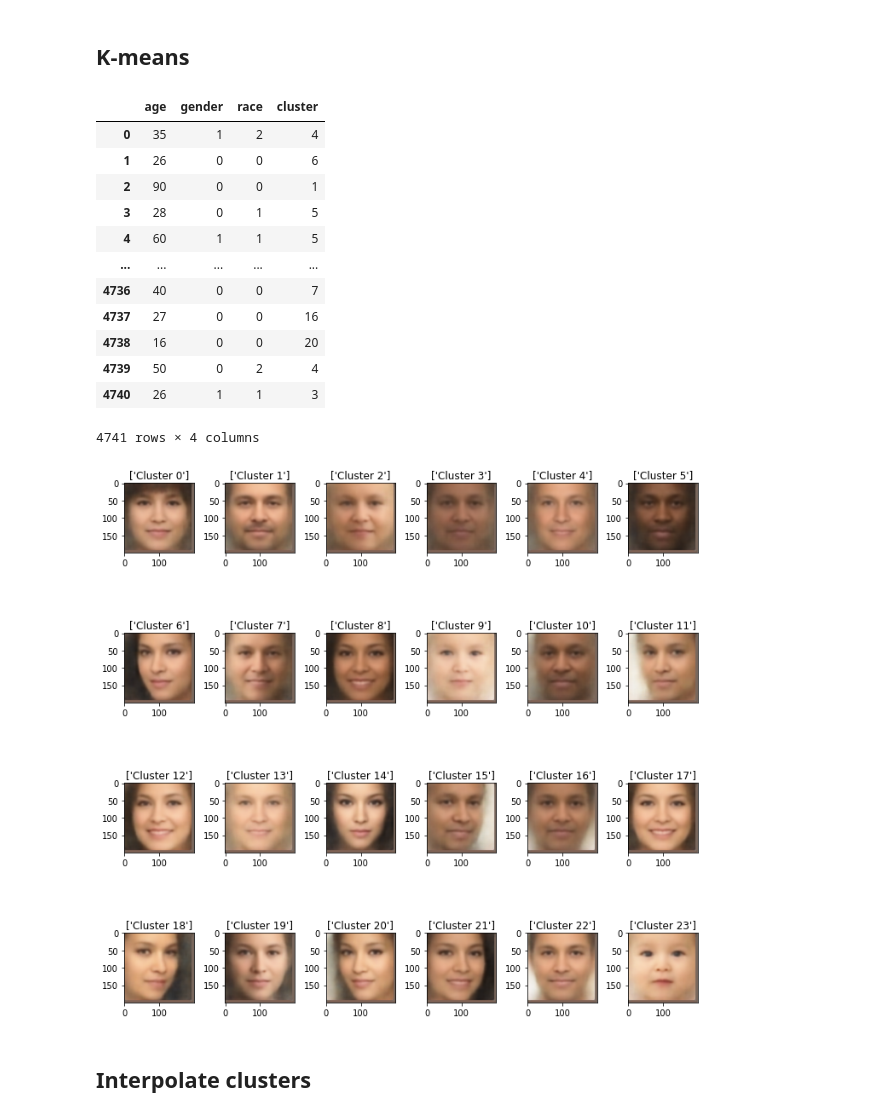
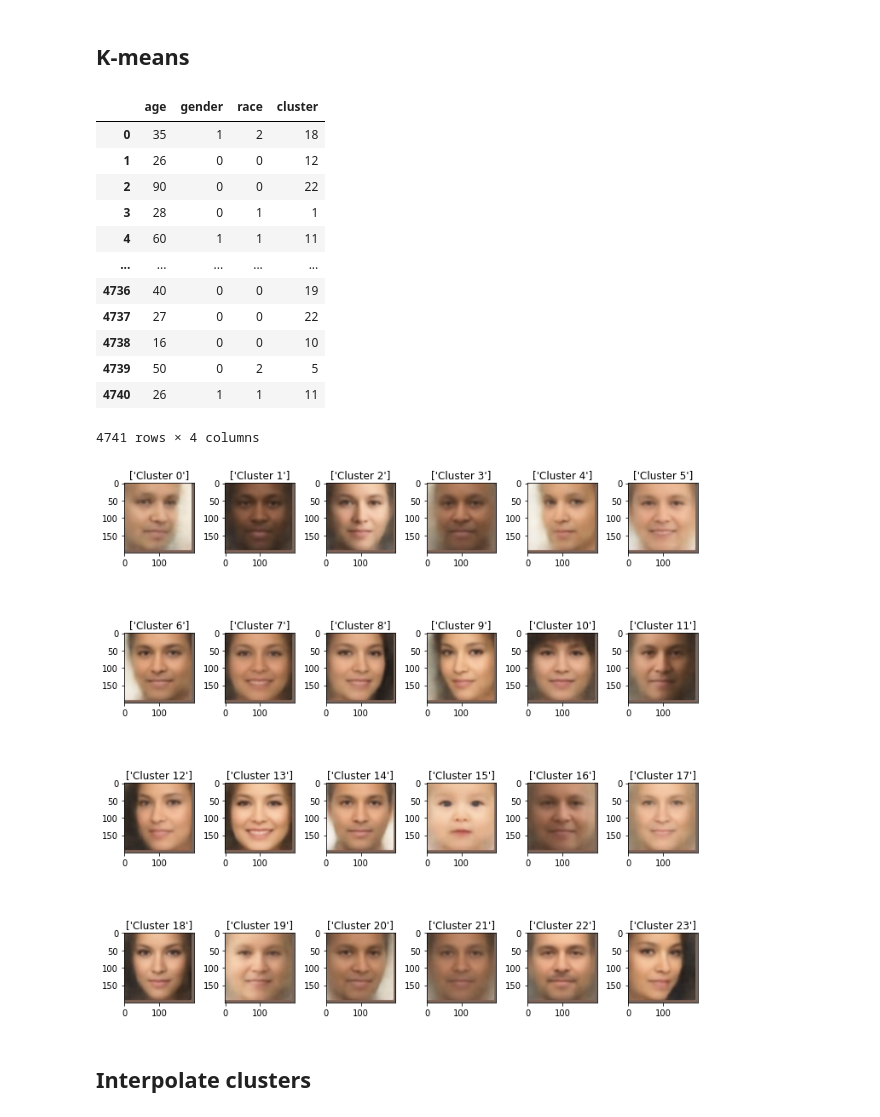
Before and after one commit to s183920/02582_Computational_Data_Analysis_Case2, a Jupyter notebook: autoencoder/cluster_interpolation.ipynb, the cells around one changed output. Saved outputs shown, nothing was run; the diff lists cells and outputs as text; code cells hidden in the pictures.

```diff
--- a/autoencoder/cluster_interpolation.ipynb
+++ b/autoencoder/cluster_interpolation.ipynb
@@ -54,42 +54,44 @@ x = dataset.X
 # %% [markdown]
 ## K-means
 # %%
-kmeans = KMeans(n_clusters=24, random_state = 42)
-labels = kmeans.fit_predict(z)
+# kmeans = KMeans(n_clusters=24, random_state = 42)
+# labels = kmeans.fit_predict(z)
+labels = np.load("labels.npy")
+C = np.load("cluster_centers.npy")
 df = pd.DataFrame({"age":y[:,0], "gender" : y[:,1], "race" : y[:,2], "cluster":labels})
 display(df)
 
 ## Visualize cluster centers
-C = kmeans.cluster_centers_ # the cluster means
-resp = kmeans.labels_ # a vector of the cluster number for each observation
+# C = kmeans.cluster_centers_ # the cluster means
+# resp = kmeans.labels_ # a vector of the cluster number for each observation
 
 gs = gridspec.GridSpec(4, 6)
 fig = plt.figure(figsize=(10,10))
 for i in range(len(C)):
     ax = fig.add_subplot(gs[i])
     latent = torch.from_numpy(C[i]).unsqueeze(0).to(DEVICE).float()
     c = model.decoder(latent).detach().cpu().squeeze().permute(1, 2, 0).numpy()
     ax.imshow(c)
     ax.set_title(['Cluster %d' %i])
     ax.set_aspect('equal', adjustable='box')
 
 fig.tight_layout()
 plt.show()
 # %% [output]
 |  | age | gender | race | cluster |
-| 0 | 35 | 1 | 2 | 4 |
-| 1 | 26 | 0 | 0 | 6 |
-| 2 | 90 | 0 | 0 | 1 |
-| 3 | 28 | 0 | 1 | 5 |
-| 4 | 60 | 1 | 1 | 5 |
+| 0 | 35 | 1 | 2 | 18 |
+| 1 | 26 | 0 | 0 | 12 |
+| 2 | 90 | 0 | 0 | 22 |
+| 3 | 28 | 0 | 1 | 1 |
+| 4 | 60 | 1 | 1 | 11 |
 | ... | ... | ... | ... | ... |
-| 4736 | 40 | 0 | 0 | 7 |
-| 4737 | 27 | 0 | 0 | 16 |
-| 4738 | 16 | 0 | 0 | 20 |
-| 4739 | 50 | 0 | 2 | 4 |
-| 4740 | 26 | 1 | 1 | 3 |
+| 4736 | 40 | 0 | 0 | 19 |
+| 4737 | 27 | 0 | 0 | 22 |
+| 4738 | 16 | 0 | 0 | 10 |
+| 4739 | 50 | 0 | 2 | 5 |
+| 4740 | 26 | 1 | 1 | 11 |
 4741 rows × 4 columns
-[figure, old version]
+[figure, new version]
 # %% [markdown]
 ## Interpolate clusters
 # %% [markdown]
```
Also changed, not shown: parts of 2 cells of this notebook, 2 other files.
